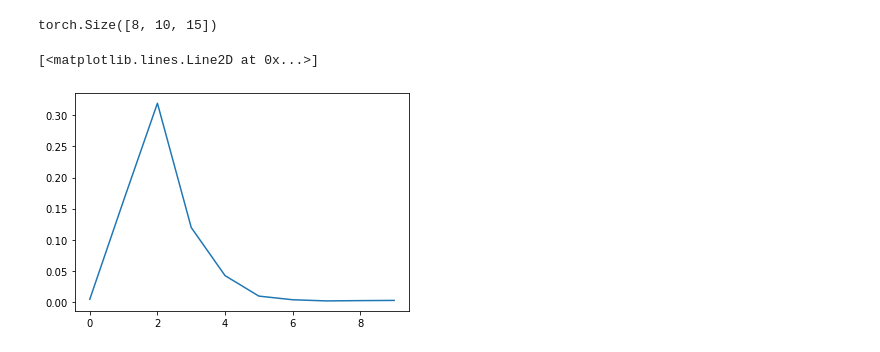
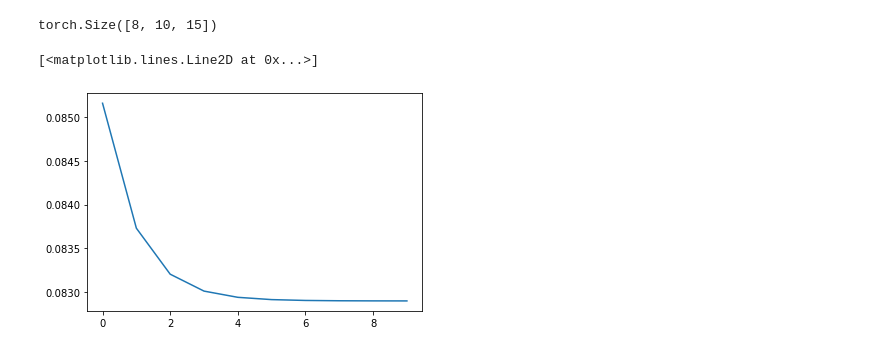
Before and after one commit to Jake-Jay/mushroom-body-models, a Jupyter notebook: RNN/train_rnn.ipynb, the cells around one changed output. Drawn from its saved outputs; the diff is of its cells as text; code cells hidden in the pictures.

Commit message:
Train Masked RNN

```diff
--- a/RNN/train_rnn.ipynb
+++ b/RNN/train_rnn.ipynb
@@ -71,0 +121,8 @@ val_dataloader = DataLoader(
+# %%
+mbon_mask = torch.from_numpy((mbon2mbon_connectome > 0)*1.0)
+plot_matrix(
+    mbon_mask,
+    greek_lobes,
+    'MBON-MBON Mask',
+    size=[4,4]
+)
@@ -72,14 +141,11 @@ val_dataloader = DataLoader(
 # %% [markdown]
 # Instantiate Model
-# %%
-dan_mask = torch.from_numpy(np.diag(np.ones(15)))
-mbon_mask = torch.from_numpy(np.diag(np.ones(15)))
-
-model = MaskedNeuralRNNModule(
-    input_mask=dan_mask,
-    hid
-    lr=hparams['lr']
-)
+# %%
+model = MaskedNeuralRNNModule(
+    input_mask=dan_mask,
+    hidden_mask=mbon_mask,
+    lr=hparams['lr']
+)
 # %%
 batch = next(iter(train_dataloader))
 # %%
@@ -91,7 +157,7 @@ torch.Size([8, 10, 15])
 # %% [markdown]
 # Lets Try Train
 # %%
-logger = TensorBoardLogger("tb_logs", name="rnn", default_hp_metric=False)
+logger = TensorBoardLogger("tb_logs", name="masked_rnn", default_hp_metric=False)
 # %%
 logger.log_hyperparams(hparams)
 # %%
@@ -170,7 +233,7 @@ print(output.shape)
 # %% [output]
 torch.Size([8, 10, 15])
 # %%
-plt.plot(output[0,:,0].detach().numpy() )
+plt.plot(output[4,:,1].detach().numpy() )
 # %% [output]
 [<matplotlib.lines.Line2D at 0x...>]
-[figure, old version]
+[figure, new version]
```
Also changed, not shown: parts of 16 cells of this notebook, 3 other files.
